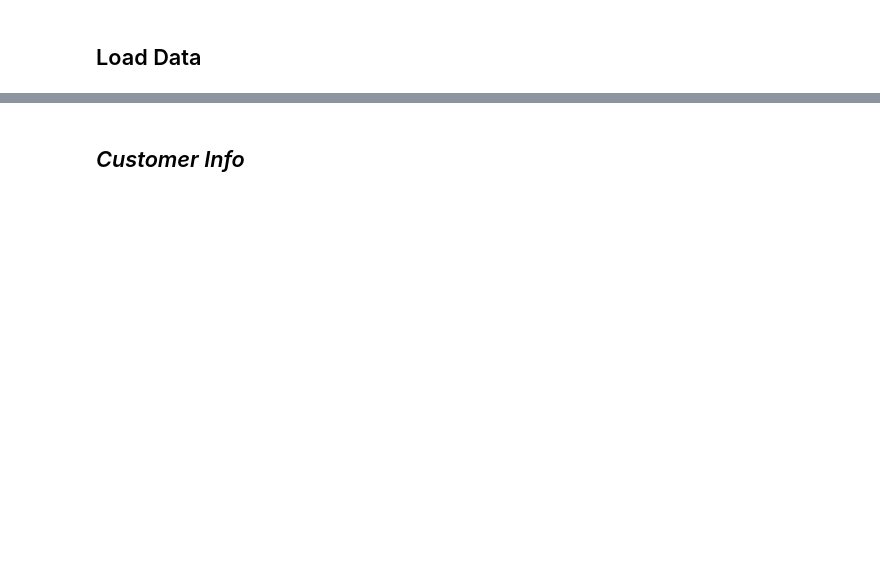
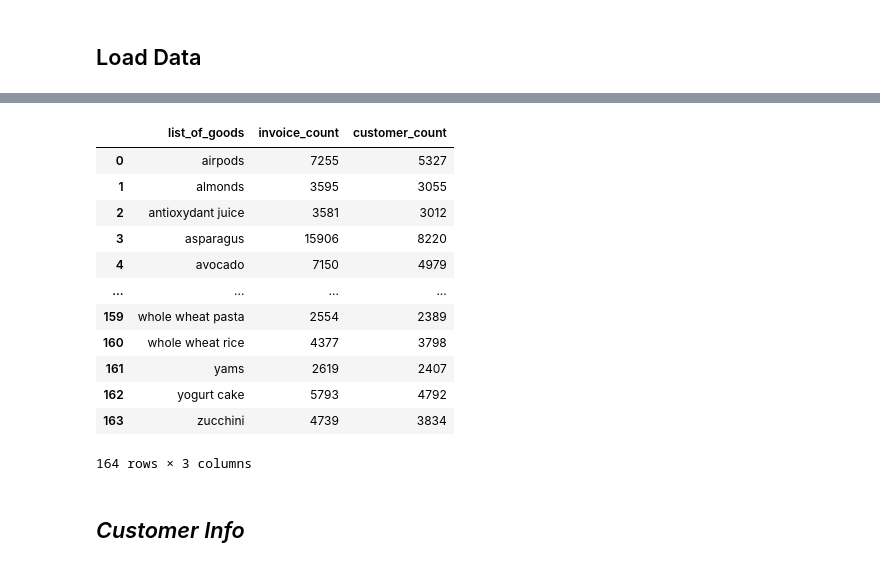
Before and after one commit to beatrizmarques2005/customer_segmentation, a Jupyter notebook: notebook_testing/preprocessing.ipynb, the cells around one changed output, grey strips where cells are left out. Saved outputs shown, nothing was run; the diff lists cells and outputs as text; code cells hidden in the pictures; blank space fills up the shorter version.

```diff
--- a/notebook_testing/preprocessing.ipynb
+++ b/notebook_testing/preprocessing.ipynb
@@ -23,3 +79,19 @@ customer_basket = load_dataset('../customer_basket.csv')
+# %%
+goods_summary
+# %% [output]
+|  | list_of_goods | invoice_count | customer_count |
+| 0 | airpods | 7255 | 5327 |
+| 1 | almonds | 3595 | 3055 |
+| 2 | antioxydant juice | 3581 | 3012 |
+| 3 | asparagus | 15906 | 8220 |
+| 4 | avocado | 7150 | 4979 |
+| ... | ... | ... | ... |
+| 159 | whole wheat pasta | 2554 | 2389 |
+| 160 | whole wheat rice | 4377 | 3798 |
+| 161 | yams | 2619 | 2407 |
+| 162 | yogurt cake | 5793 | 4792 |
+| 163 | zucchini | 4739 | 3834 |
+164 rows × 3 columns
 # %% [markdown]
 ## _Customer Info_
 # %%
```
Also changed, not shown: parts of 13 cells of this notebook, 3 other files.
